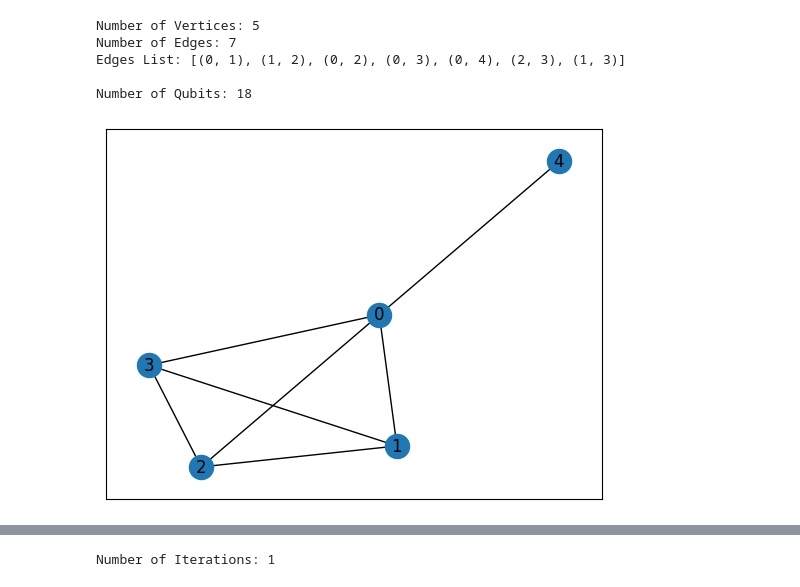
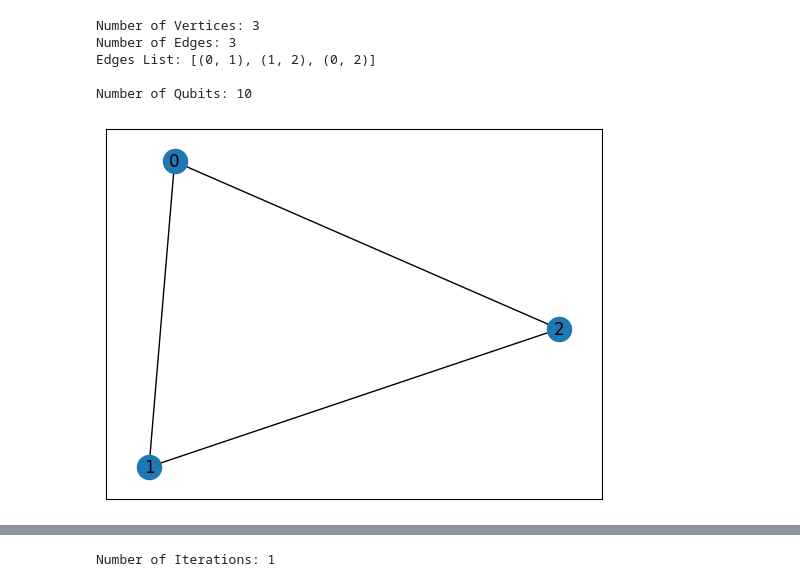
Before and after one commit to default741/graph-coloring-quantum-circuits, a Jupyter notebook: notebooks/06-general-graph-coloring-grover-search.ipynb, the cells around one changed output, grey strips where cells are left out. Saved outputs shown, nothing was run; the diff lists cells and outputs as text; code cells hidden in the pictures.

```diff
--- a/notebooks/06-general-graph-coloring-grover-search.ipynb
+++ b/notebooks/06-general-graph-coloring-grover-search.ipynb
@@ -8,46 +14,39 @@ warnings.filterwarnings("ignore")
 # %%
 import networkx as nx
 from networkx import Graph
+from typing import List, Tuple
 
 class Problem:
-
-    def __init__(self, num_vertices: int, edges_list: list[tuple[int]]) -> None:
+    def __init__(self, num_vertices: int, edges_list: List[Tuple[int, int]]) -> None:
         self.num_vertices = num_vertices
         self.edges_list = edges_list
 
         self.num_edges = len(edges_list)
         self.num_qubits = (2 * num_vertices) + self.num_edges + 1
 
-    def __repr__(self) -> None:
-        string_representation = f"Number of Vertices: {self.num_vertices}\n"
-        string_representation += f"Number of Edges: {self.num_edges}\n"
-        string_representation += f"Edges List: {self.edges_list}\n\n"
-        string_representation += f"Number of Qubits: {self.num_qubits}"
-
-        return string_representation
+    def __repr__(self) -> str:
+        return "\n".join([
+            f"Number of Vertices: {self.num_vertices}",
+            f"Number of Edges: {self.num_edges}",
+            f"Edges List: {self.edges_list}",
+            f"\nNumber of Qubits: {self.num_qubits}"
+        ])
 
     def display_graph(self) -> None:
         G = Graph()
+        G.add_nodes_from(range(self.num_vertices))
+        G.add_edges_from(self.edges_list)
+        nx.draw_networkx(G, pos=nx.spring_layout(G), with_labels=True)
 
-        G.add_nodes_from(list(range(self.num_vertices)))
-        G.add_edges_from(self.edges_list)
-
-        nx.draw_networkx(G, pos=nx.spring_layout(G), with_labels=True)
+problem = Problem(num_vertices=3, edges_list=[(0, 1), (1, 2), (0, 2)])
+print(problem)
+problem.display_graph()
+# %% [output]
+Number of Vertices: 3
+Number of Edges: 3
+Edges List: [(0, 1), (1, 2), (0, 2)]
+
+Number of Qubits: 10
+[figure, added]
-# %%
-num_vertices = 5
-edges_list = [(0, 1), (1, 2), (0, 2), (0, 3), (0, 4), (2, 3), (1, 3)]
-
-problem = Problem(num_vertices=num_vertices, edges_list=edges_list)
-problem
-# %% [output]
-Number of Vertices: 5
-Number of Edges: 7
-Edges List: [(0, 1), (1, 2), (0, 2), (0, 3), (0, 4), (2, 3), (1, 3)]
-
-Number of Qubits: 18
-# %%
-problem.display_graph()
-# %% [output]
-[figure, removed]
 # %% [markdown]
 ## Utility Class
```
Also changed, not shown: parts of 24 cells of this notebook, 1 other file.
